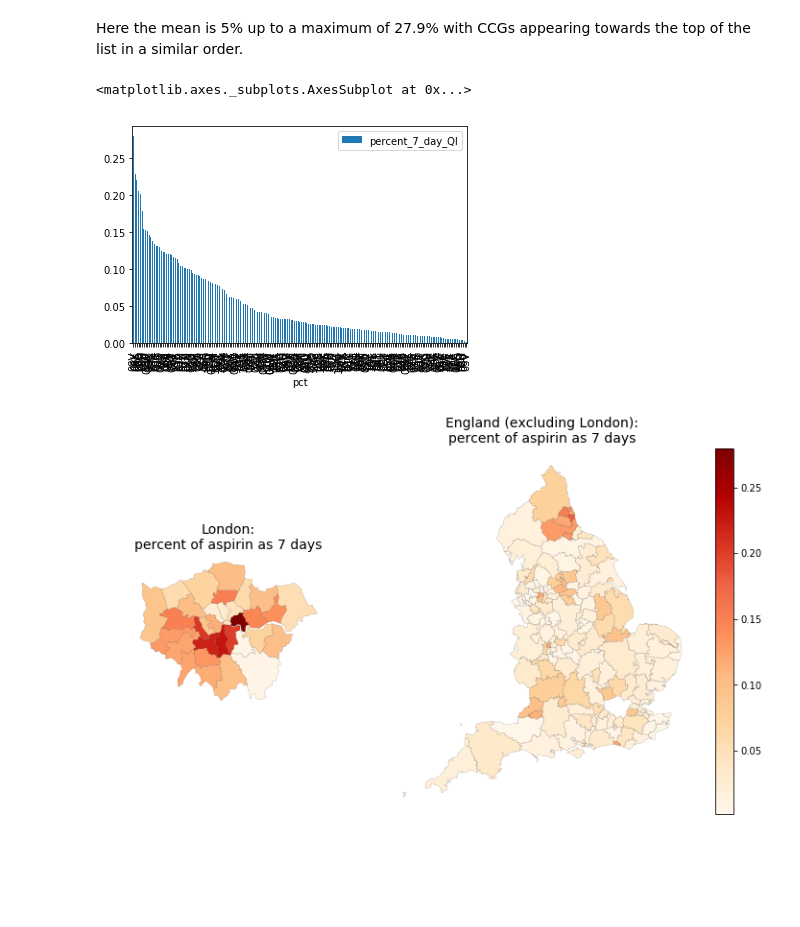
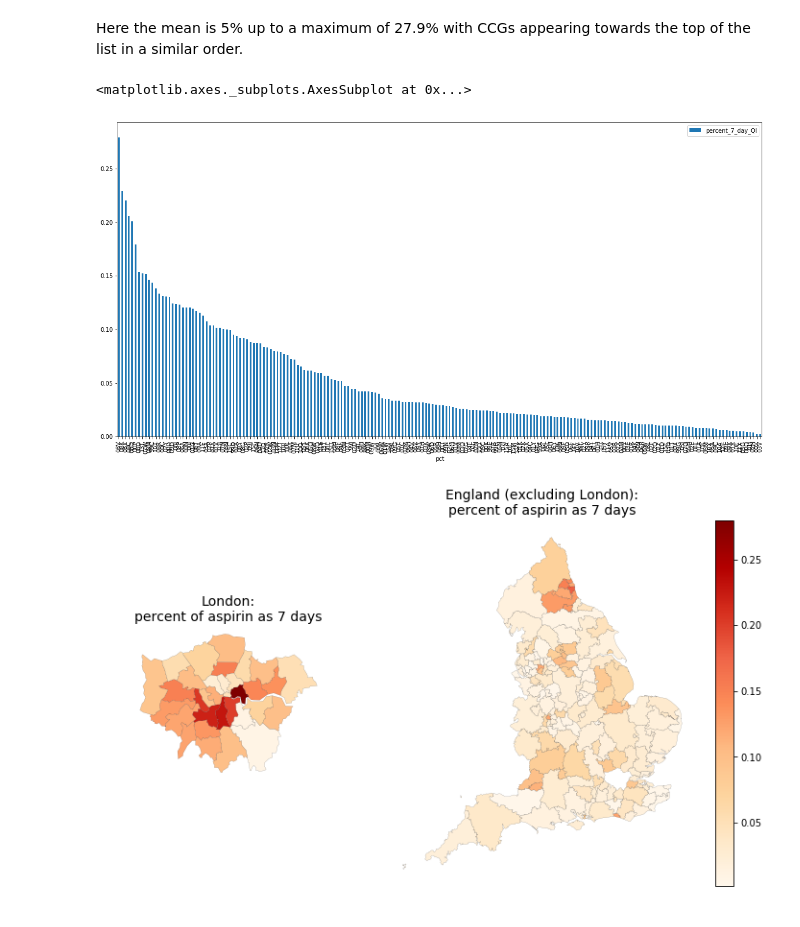
Before and after one commit to ebmdatalab/prescribing-queries, a Jupyter notebook: Query Notebooks/Aspirin.sevendayrx/7 Day Aspirin.ipynb, the cells around one changed output. Drawn from its saved outputs; the diff is of its cells as text; code cells hidden in the pictures; blank space fills up the shorter version.

```diff
--- a/Query Notebooks/Aspirin.sevendayrx/7 Day Aspirin.ipynb
+++ b/Query Notebooks/Aspirin.sevendayrx/7 Day Aspirin.ipynb
@@ -208,10 +208,11 @@ df2_aspirin.describe()
 Here the mean is 5% up to a maximum of 27.9% with CCGs appearing towards the top of the list in a similar order.
 # %%
 ##plot a quick bar chart
-df2_aspirin.plot.bar(x='pct', y='percent_7_day_QI')
+
+df2_aspirin.plot.bar(x='pct', y='percent_7_day_QI', figsize=(20,10))
 # %% [output]
 <matplotlib.axes._subplots.AxesSubplot at 0x...>
-[figure, old version]
+[figure, new version]
 # %%
 #create choropeth map
 plt.figure(figsize=(12, 7))
```
Also changed, not shown: parts of 2 cells of this notebook.
